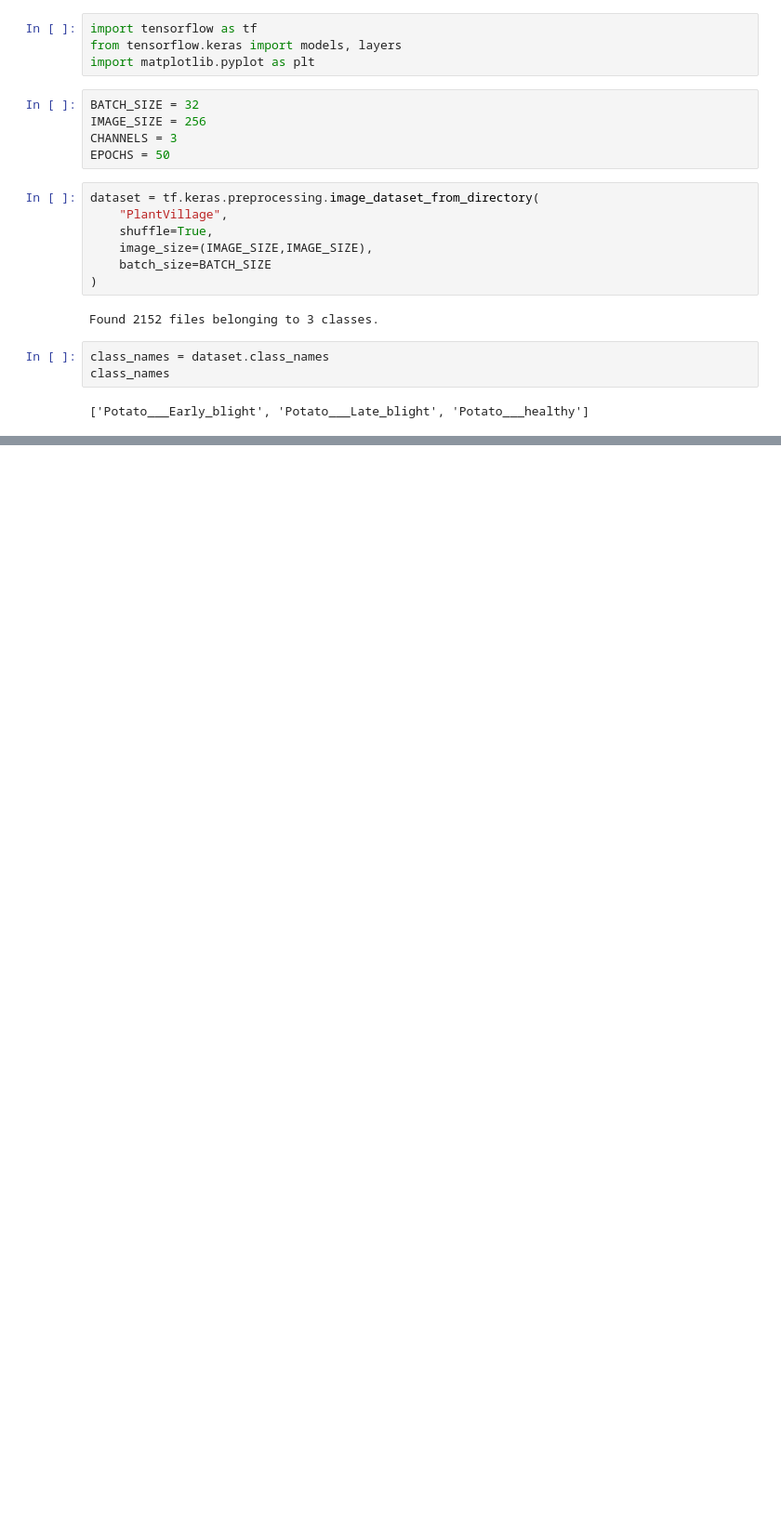
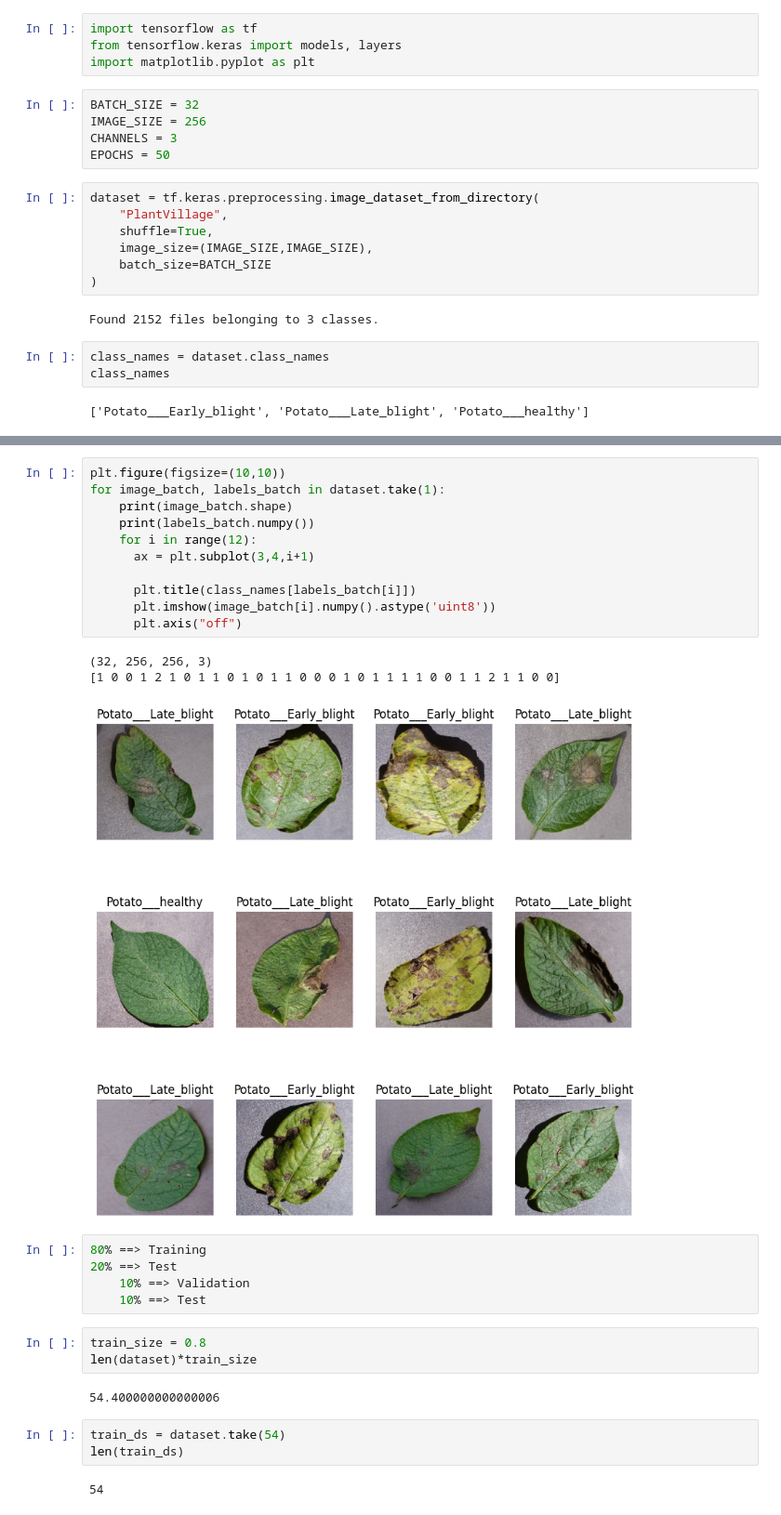
Before and after one commit to vivekjangid17/Potato-disease-detection, a Jupyter notebook: training/model-training.ipynb, the cells around one changed output, grey strips where cells are left out. Shown at 93% size. Drawn from its saved outputs; the diff is of its cells as text; blank space fills up the shorter version.

Commit message:
add more training and testing code

```diff
--- a/training/model-training.ipynb
+++ b/training/model-training.ipynb
@@ -32,0 +33,30 @@ for image_batch, labels_batch in dataset.take(1):
+# %%
+plt.figure(figsize=(10,10))
+for image_batch, labels_batch in dataset.take(1):
+    print(image_batch.shape)
+    print(labels_batch.numpy())
+    for i in range(12):
+      ax = plt.subplot(3,4,i+1)
+
+      plt.title(class_names[labels_batch[i]])
+      plt.imshow(image_batch[i].numpy().astype('uint8'))
+      plt.axis("off")
+# %% [output]
+(32, 256, 256, 3)
+[1 0 0 1 2 1 0 1 1 0 1 0 1 1 0 0 0 1 0 1 1 1 1 0 0 1 1 2 1 1 0 0]
+[figure, added]
+# %%
+80% ==> Training
+20% ==> Test
+    10% ==> Validation
+    10% ==> Test
+# %%
+train_size = 0.8
+len(dataset)*train_size
+# %% [output]
+54.400000000000006
+# %%
+train_ds = dataset.take(54)
+len(train_ds)
+# %% [output]
+54
```
Also changed, not shown: parts of 4 cells of this notebook.
